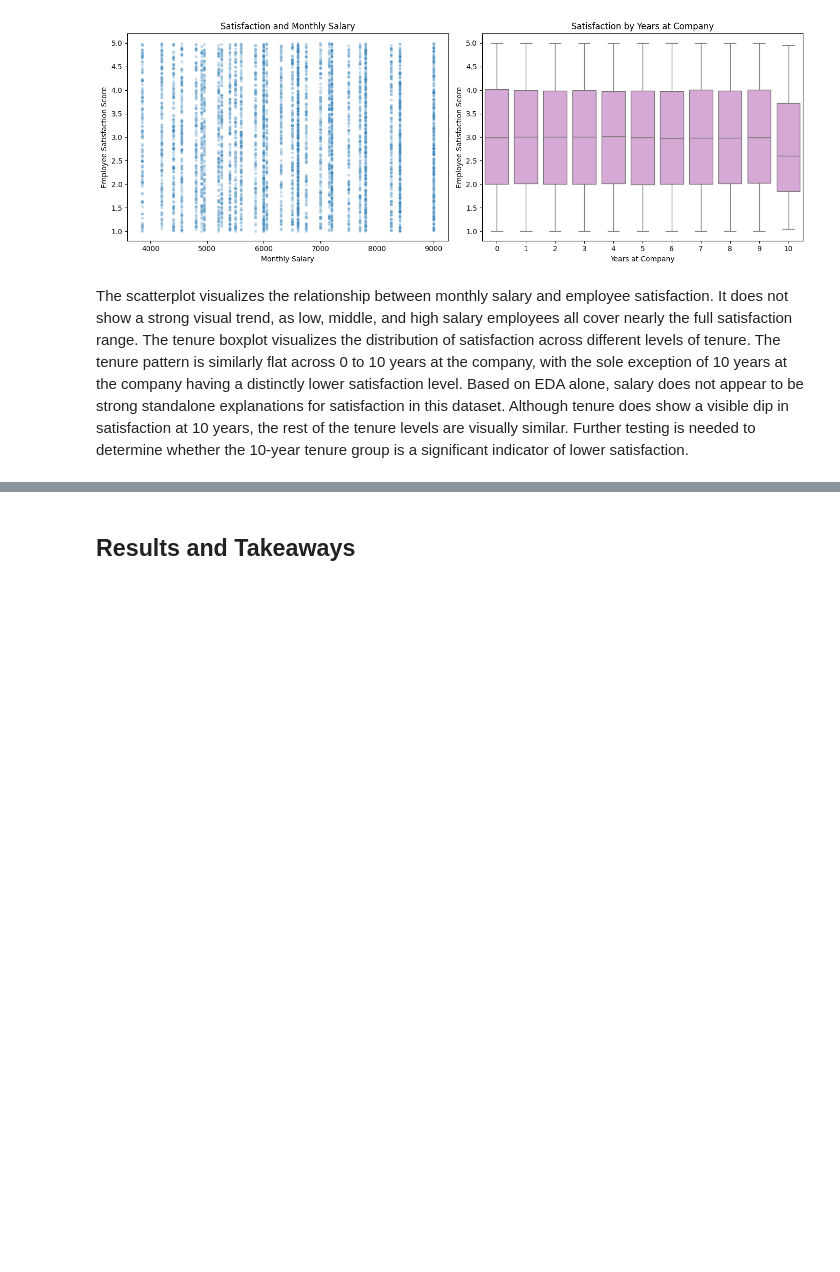
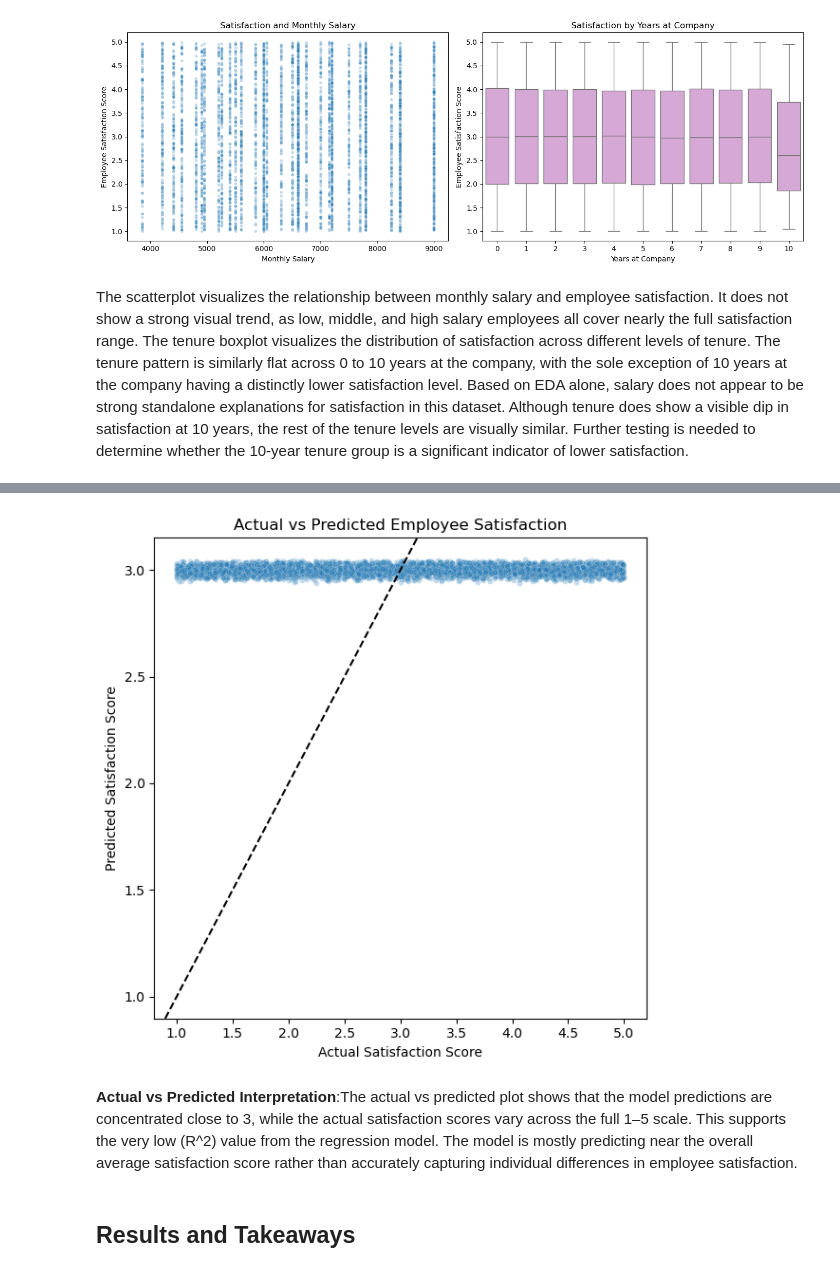
Before and after one commit to roxybehj/Math189_Group7, a Jupyter notebook: final_project.ipynb, the cells around one changed output, grey strips where cells are left out. Drawn from its saved outputs; the diff is of its cells as text; code cells hidden in the pictures; blank space fills up the shorter version.

```diff
--- a/final_project.ipynb
+++ b/final_project.ipynb
@@ -527,3 +842,23 @@ The scatterplot visualizes the relationship between monthly salary and employee
+# %%
+# Actual vs predicted plot for linear regression
+plot_df = pd.DataFrame({
+    "Actual": analysis_df[satisfaction_col],
+    "Predicted": ols_model.fittedvalues
+}).sample(n=5000, random_state=189)
+
+plt.figure(figsize=(6, 6))
+sns.scatterplot(data=plot_df, x="Actual", y="Predicted", alpha=0.25, s=18)
+
+plt.axline((1, 1), slope=1, linestyle="--", color="black")
+plt.title("Actual vs Predicted Employee Satisfaction")
+plt.xlabel("Actual Satisfaction Score")
+plt.ylabel("Predicted Satisfaction Score")
+plt.tight_layout()
+plt.show()
+# %% [output]
+[figure, added]
+# %% [markdown]
+**Actual vs Predicted Interpretation**:The actual vs predicted plot shows that the model predictions are concentrated close to 3, while the actual satisfaction scores vary across the full 1–5 scale. This supports the very low \(R^2\) value from the regression model. The model is mostly predicting near the overall average satisfaction score rather than accurately capturing individual differences in employee satisfaction.
 # %% [markdown]
 ## Results and Takeaways
 # %% [markdown]
```
Also changed, not shown: parts of 12 cells of this notebook.
